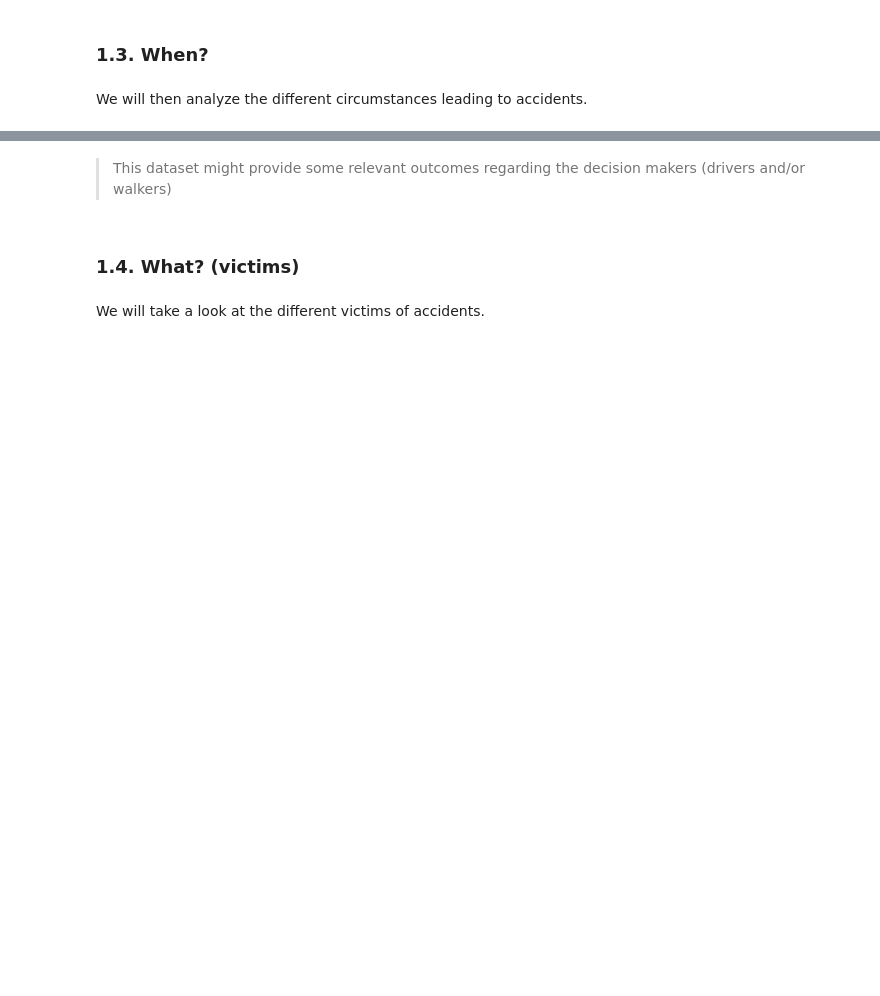
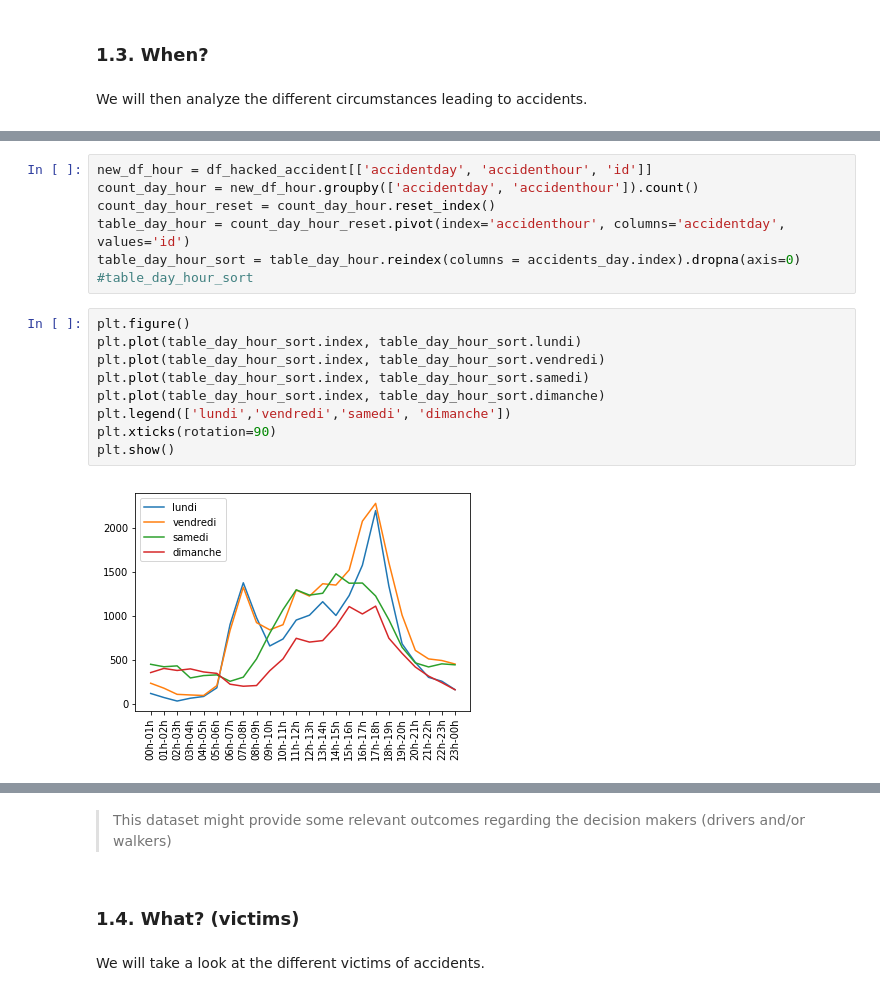
Before and after one commit to epfl-ada-2018/project-pizzafels, a Jupyter notebook: Milestone3 - Complete Analysis.ipynb, the cells around one changed output, grey strips where cells are left out. Saved outputs shown, nothing was run; the diff lists cells and outputs as text; blank space fills up the shorter version.

```diff
--- a/Milestone3 - Complete Analysis.ipynb
+++ b/Milestone3 - Complete Analysis.ipynb
@@ -768,0 +803,18 @@ First rows of the dataset:
+# %%
+new_df_hour = df_hacked_accident[['accidentday', 'accidenthour', 'id']]
+count_day_hour = new_df_hour.groupby(['accidentday', 'accidenthour']).count()
+count_day_hour_reset = count_day_hour.reset_index()
+table_day_hour = count_day_hour_reset.pivot(index='accidenthour', columns='accidentday', values='id')
+table_day_hour_sort = table_day_hour.reindex(columns = accidents_day.index).dropna(axis=0)
+#table_day_hour_sort
+# %%
+plt.figure()
+plt.plot(table_day_hour_sort.index, table_day_hour_sort.lundi)
+plt.plot(table_day_hour_sort.index, table_day_hour_sort.vendredi)
+plt.plot(table_day_hour_sort.index, table_day_hour_sort.samedi)
+plt.plot(table_day_hour_sort.index, table_day_hour_sort.dimanche)
+plt.legend(['lundi','vendredi','samedi', 'dimanche'])
+plt.xticks(rotation=90)
+plt.show()
+# %% [output]
+[figure, added]
```
Also changed, not shown: parts of 21 cells of this notebook, 3 other files.
